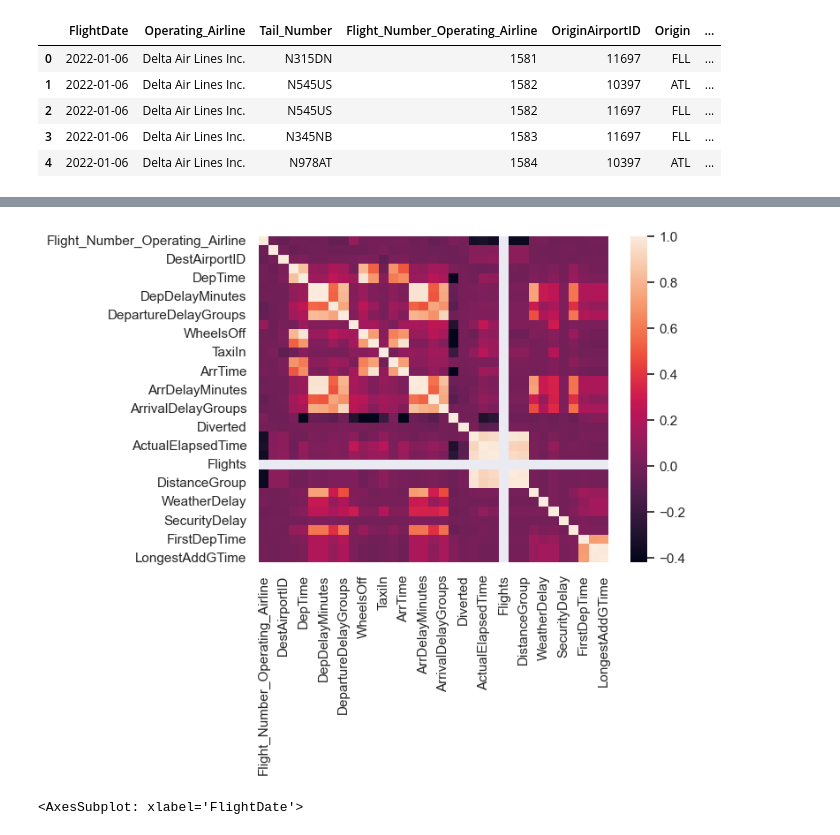
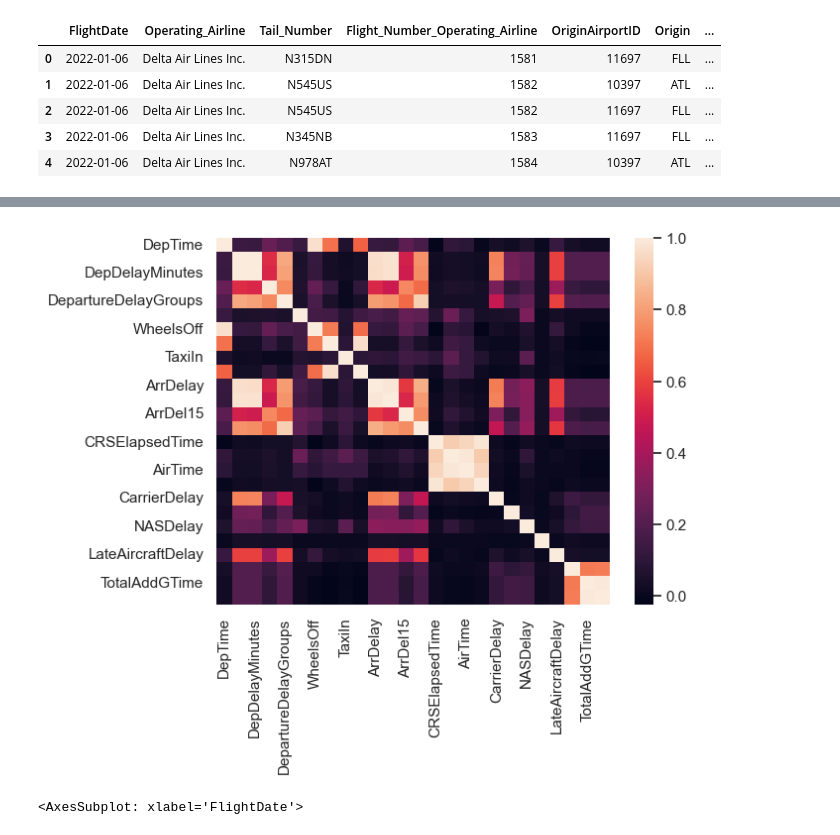
Before and after one commit to georgetown-analytics/team-3, a Jupyter notebook: flight_model/notebooks/STAT/stat1_flight_data.ipynb, the cells around one changed output, grey strips where cells are left out. Saved outputs shown, nothing was run; the diff lists cells and outputs as text; code cells hidden in the pictures.

```diff
--- a/flight_model/notebooks/STAT/stat1_flight_data.ipynb
+++ b/flight_model/notebooks/STAT/stat1_flight_data.ipynb
@@ -134,7 +134,8 @@ def tweak_df_flights(df_flights):
             "CRSDepTime": "int16",
             "CRSArrTime": "int16",
             "DistanceGroup": "int16",
-            "Flight_Number_Operating_Airline": "int16"
+            "Flight_Number_Operating_Airline": "int16",
+            "Flights": "int16",
         }
     )
 
@@ -200,8 +203,11 @@ corr.style.background_gradient(cmap='coolwarm')
 # %%
-sns.heatmap(df_flights.corr())
+sns.heatmap(
+    (df_flights
+     .select_dtypes('float16')
+     .corr()))
 plt.show()
 # %% [output]
-[figure, old version]
+[figure, new version]
 # %%
 (df_flights.
  groupby("FlightDate")
```
Also changed, not shown: parts of 3 cells of this notebook, 2 other files.
